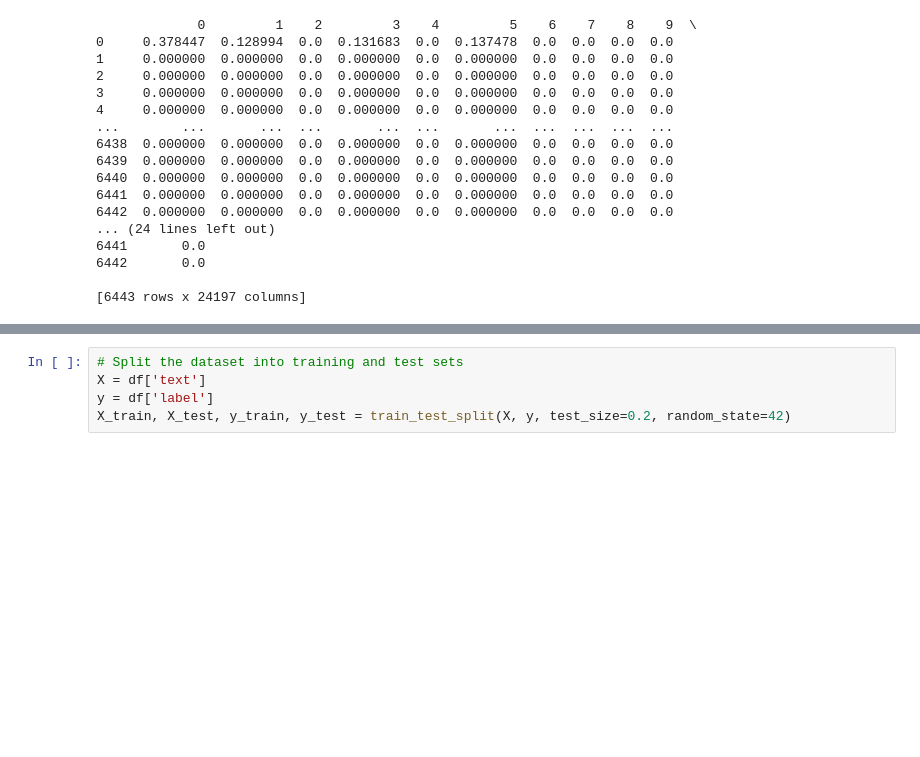
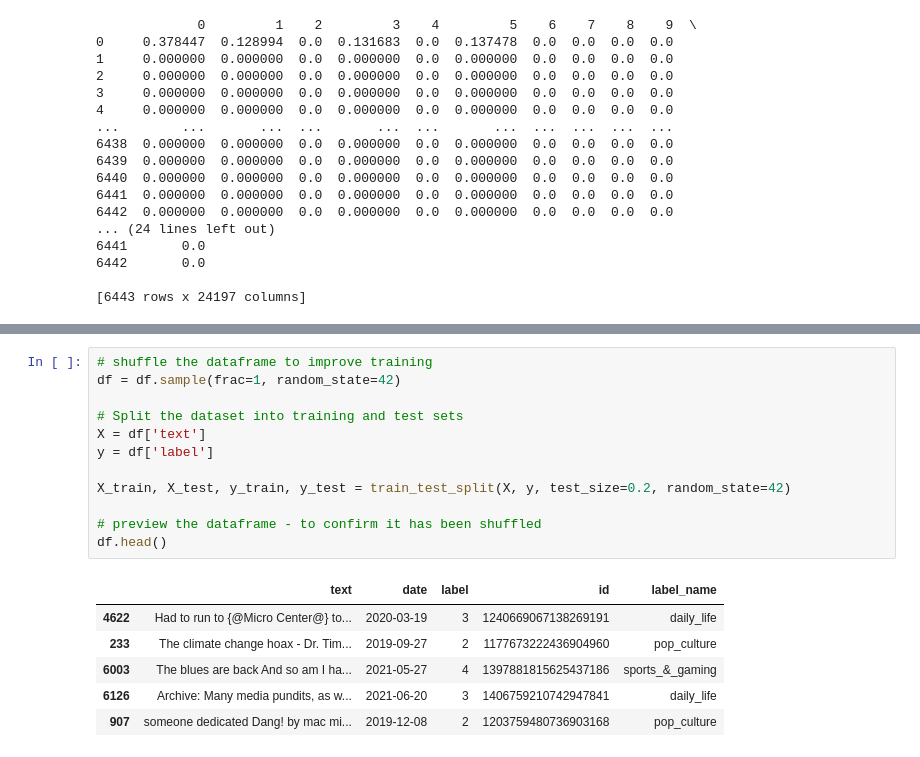
Before and after one commit to Enkaay/tweet-classifier-cetm47, a Jupyter notebook: model.ipynb, the cells around one changed output, grey strips where cells are left out. Cells and saved outputs as stored; diff of their text form; blank space fills up the shorter version.

```diff
--- a/model.ipynb
+++ b/model.ipynb
@@ -145,5 +156,19 @@ print(count_features_df)
 # %%
+# shuffle the dataframe to improve training
+df = df.sample(frac=1, random_state=42)
+
 # Split the dataset into training and test sets
 X = df['text']
 y = df['label']
+
 X_train, X_test, y_train, y_test = train_test_split(X, y, test_size=0.2, random_state=42)
+
+# preview the dataframe - to confirm it has been shuffled
+df.head()
+# %% [output]
+|  | text | date | label | id | label_name |
+| 4622 | Had to run to {@Micro Center@} to... | 2020-03-19 | 3 | 1240669067138269191 | daily_life |
+| 233 | The climate change hoax - Dr. Tim... | 2019-09-27 | 2 | 1177673222436904960 | pop_culture |
+| 6003 | The blues are back And so am I ha... | 2021-05-27 | 4 | 1397881815625437186 | sports_&_gaming |
+| 6126 | Archive: Many media pundits, as w... | 2021-06-20 | 3 | 1406759210742947841 | daily_life |
+| 907 | someone dedicated Dang! by mac mi... | 2019-12-08 | 2 | 1203759480736903168 | pop_culture |
```
Also changed, not shown: parts of 11 cells of this notebook.
